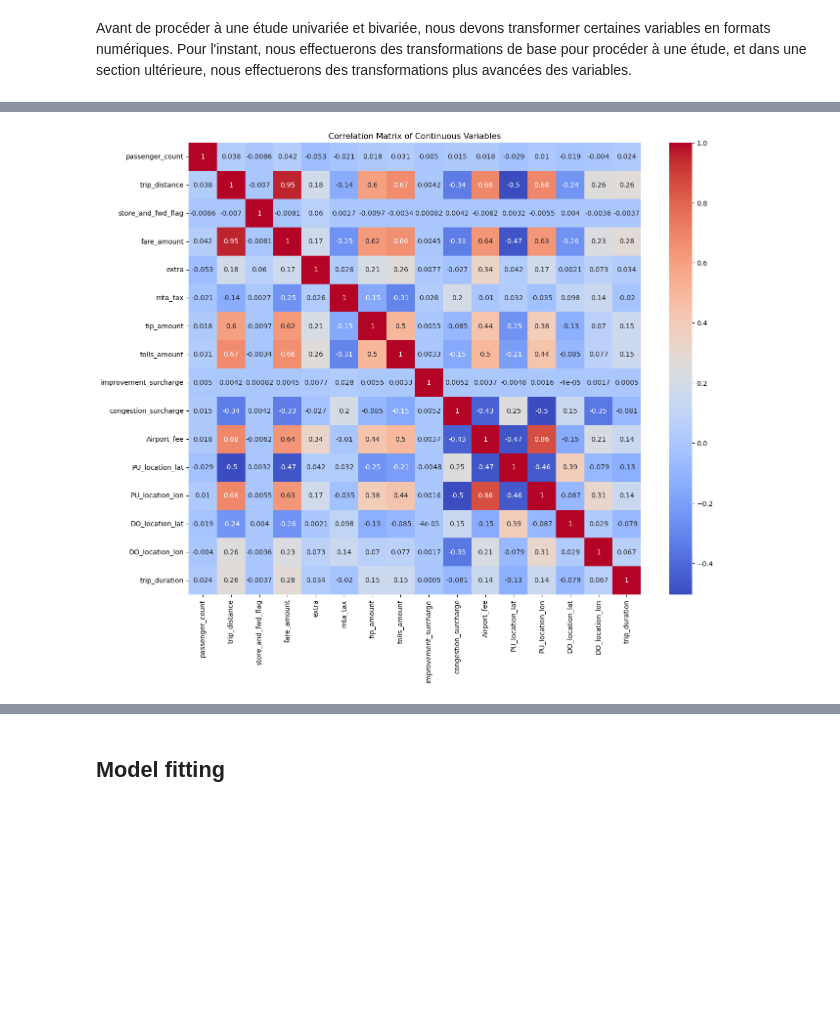
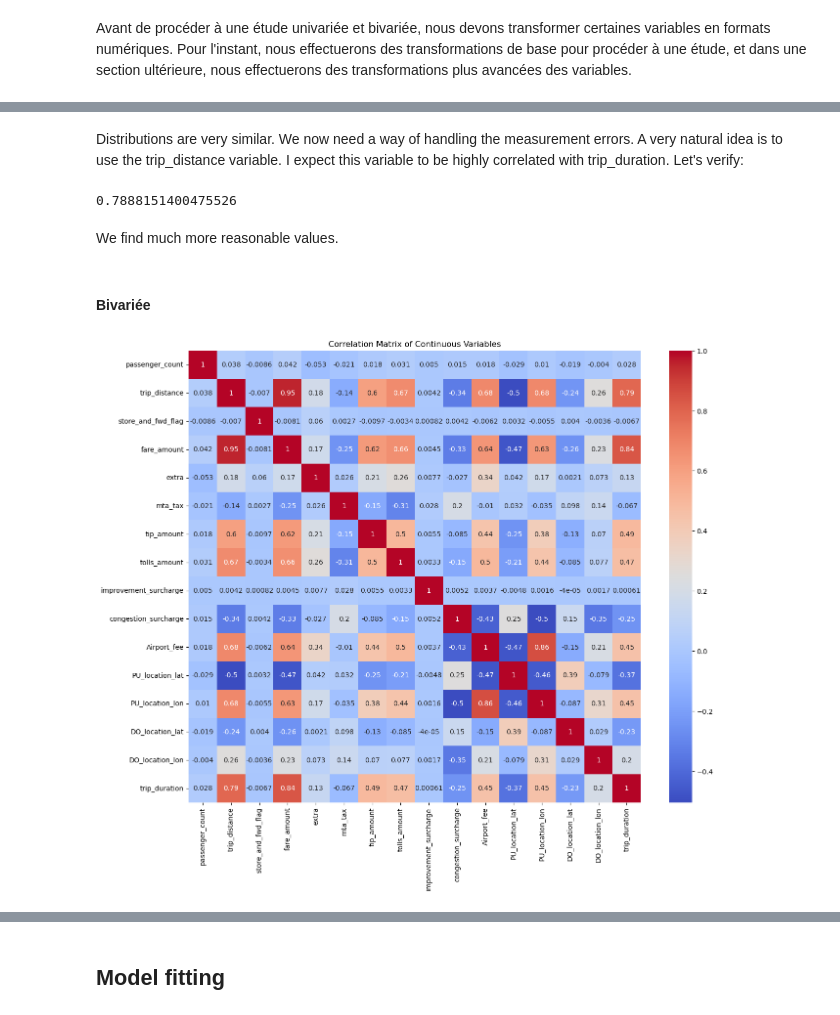
Before and after one commit to PabloHueso/NYC-taxis-tips-and-forest-cover-type, a Jupyter notebook: TopTipsNotebook.ipynb, the cells around one changed output, grey strips where cells are left out. Drawn from its saved outputs; the diff is of its cells as text; code cells hidden in the pictures; blank space fills up the shorter version.

Commit message:
add speed variable. trip_duration preprocessing

```diff
--- a/TopTipsNotebook.ipynb
+++ b/TopTipsNotebook.ipynb
@@ -82,10 +126,49 @@ test.head()
+# %% [markdown]
+Distributions are very similar. We now need a way of handling the measurement errors. A very natural idea is to use the trip_distance variable. I expect this variable to be highly correlated with trip_duration. Let's verify:
+# %%
+train[['trip_distance', 'trip_duration']].corr().iloc[0, 1] # 0.2614, which is super low
+test[['trip_distance', 'trip_duration']].corr().iloc[0, 1] # 0.2656, similar
+
+#Of course, this is the general case with the outliers. Let's see how it should be:
+
+train[(train['trip_duration'] > 0) & (train['trip_duration'] < 300)][['trip_distance', 'trip_duration']].corr().iloc[0, 1] #0.7934
+test[(test['trip_duration'] > 0) & (test['trip_duration'] < 300)][['trip_distance', 'trip_duration']].corr().iloc[0, 1] #0.7888
+# %% [output]
+0.7888151400475526
+# %% [markdown]
+We find much more reasonable values.
+# %%
+df1 = train[(train['trip_duration'] > 0) & (train['trip_duration'] < 300)].drop(columns=['tip_amount'])
+df2 = test[(test['trip_duration'] > 0) & (test['trip_duration'] < 300)]
+
+combined_df = pd.concat([df1, df2], axis=0).reset_index(drop=True)
+
+X = combined_df[['trip_distance']]  # Predictor needs to be a 2D array
+y = combined_df['trip_duration']    # Response variable
+
+# Initialize and fit the linear regression model
+model = LinearRegression()
+model.fit(X, y)
+slope = model.coef_[0]
+# %%
+# We now replace the nonsensical values with a simple estimation of them
+# Replace nonsensical values in 'train' DataFrame
+train.loc[(train['trip_duration'] == 0) | (train['trip_duration'] > 300), 'trip_duration'] = train.loc[(train['trip_duration'] == 0) | (train['trip_duration'] > 300), 'trip_distance'] * slope
+
+
+# Replace nonsensical values in 'test' DataFrame
+test.loc[(test['trip_duration'] == 0) | (test['trip_duration'] > 300), 'trip_duration'] = test.loc[(test['trip_duration'] == 0) | (test['trip_duration'] > 300), 'trip_distance'] * slope
+# %% [markdown]
+#### Bivariée
 # %%
 numerical_vars = train.select_dtypes(include=['float64', 'int64']).columns
 # %%
 # Plotting the correlation matrix
 plt.figure(figsize=(15, 12))
-sns.heatmap(train[numerical_vars].corr(), annot=True, cmap='coolwarm', square=True)
+#sns.heatmap(train[numerical_vars].corr(), annot=True, cmap='coolwarm', square=True)
+sns.heatmap(train[train['trip_duration'] < 300][numerical_vars].corr(), annot=True, cmap='coolwarm', square=True)
+
 plt.title('Correlation Matrix of Continuous Variables')
 plt.show()
 # %% [output]
-[figure, old version]
+[figure, new version]
```
Also changed, not shown: parts of 23 cells of this notebook.
